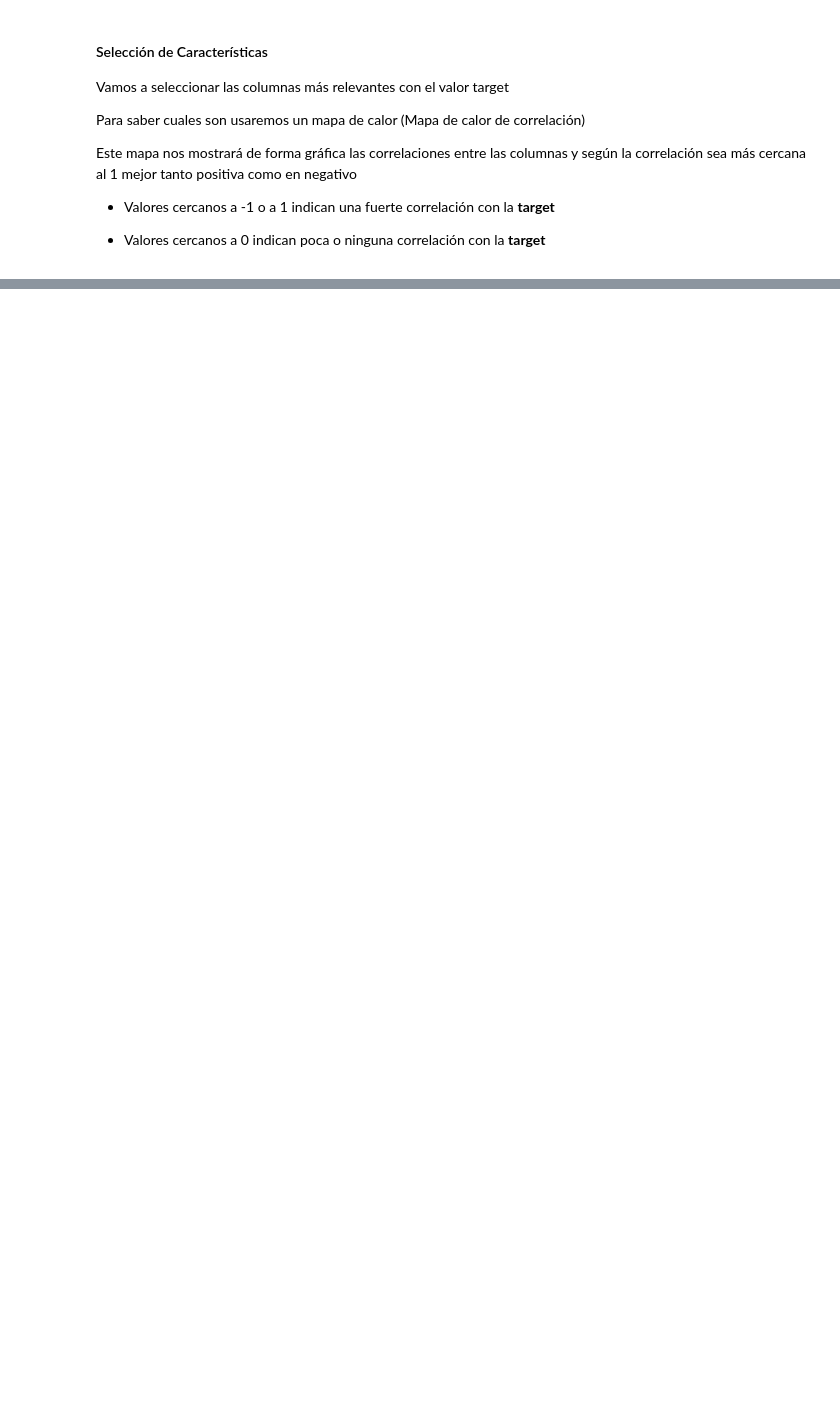
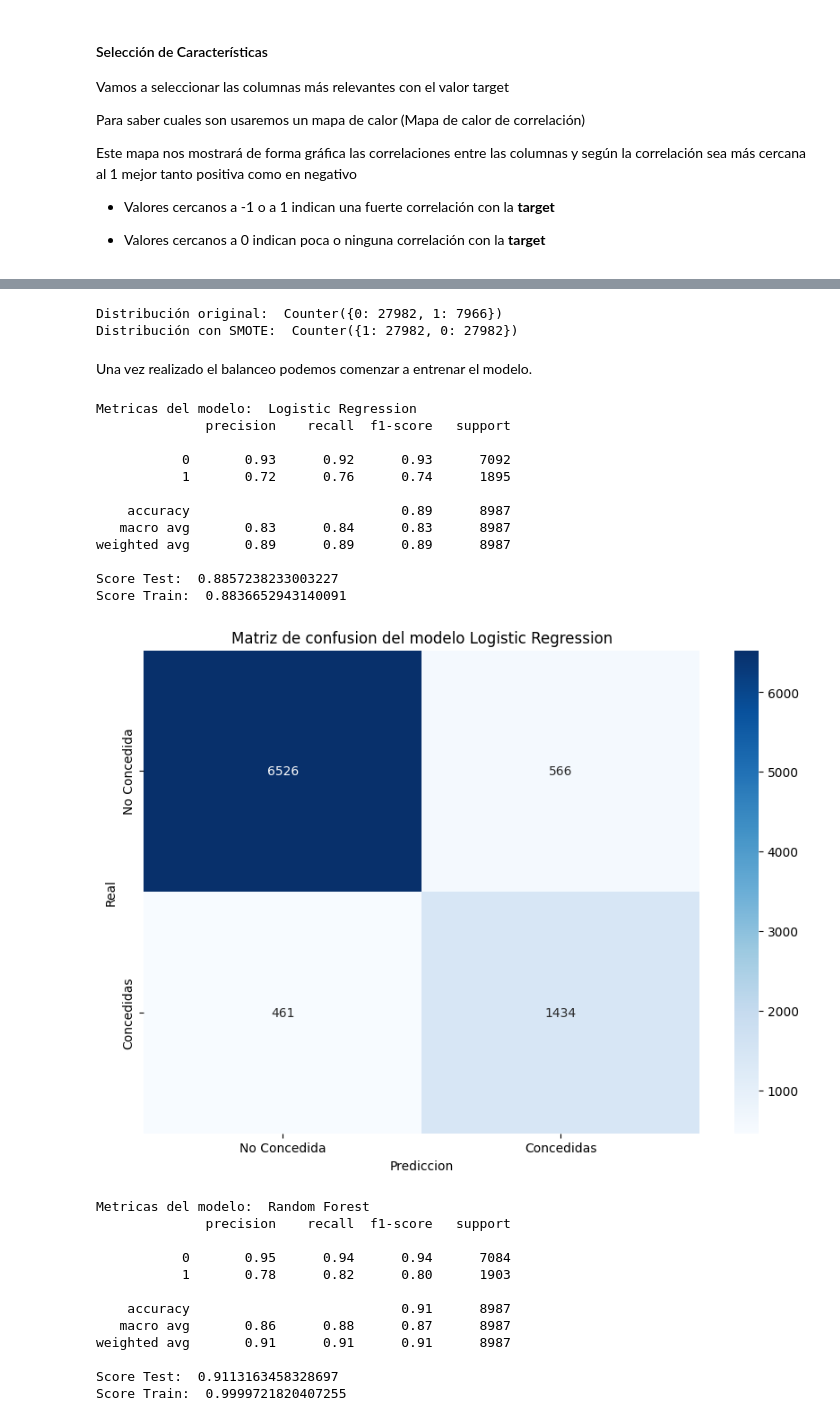
Before and after one commit to JuanMP/Machine-Learning, a Jupyter notebook: AnalisisPerfilCrediticio.ipynb, the cells around one changed output, grey strips where cells are left out. Drawn from its saved outputs; the diff is of its cells as text; code cells hidden in the pictures; blank space fills up the shorter version.

```diff
--- a/AnalisisPerfilCrediticio.ipynb
+++ b/AnalisisPerfilCrediticio.ipynb
@@ -391,8 +473,8 @@ Como este desbalanceo podría influir en el rendimiento del modelo (más en clas
 #### 📓 Técnica SMOTE para Desbalanceo
 # %%
 #Separar características (X) de variable objetivo (y)
-X = data_clean.drop('loan_status', axis=1) #Reemplaza loan_status con tu columna objetivo
-y = data_clean['loan_status']
+X = data_encoded.drop('loan_status', axis=1) #Reemplaza loan_status con tu columna objetivo
+y = data_encoded['loan_status']
 
 #Dividir datos en entrenamiento y prueba
 X_train, X_test, y_train, y_test = train_test_split(X, y, test_size=0.2, random_state=42)
@@ -404,3 +486,71 @@ X_train_smote, y_train_smote = smote.fit_resample(X_train, y_train)
 #Verificar que se ha balanceado
 print("Distribución original: ", Counter(y_train))
 print("Distribución con SMOTE: ", Counter(y_train_smote))
+# %% [output]
+Distribución original:  Counter({0: 27982, 1: 7966})
+Distribución con SMOTE:  Counter({1: 27982, 0: 27982})
+# %% [markdown]
+Una vez realizado el balanceo podemos comenzar a entrenar el modelo.
+# %%
+#Creamos una funcion que entrene un modelo de clasificacion y muestre las metricas y la matriz de confusion
+
+def train_model(model, type_model):
+    model.fit(X_train, y_train.astype(int))
+    y_pred = model.predict(X_test)
+    conf_matrix = confusion_matrix(y_pred, y_test.astype(int))
+
+    print("Metricas del modelo: ", type_model)
+    print(classification_report(y_pred, y_test.astype(int)))
+    print("Score Test: ", model.score(X_test, y_test.astype(int)))
+    print("Score Train: ", model.score(X_train, y_train.astype(int)))
+
+    plt.figure(figsize=(10, 7))
+    sns.heatmap(conf_matrix, annot=True, fmt='d', cmap='Blues', xticklabels=['No Concedida', 'Concedidas'], yticklabels=['No Concedida', 'Concedidas'])
+    plt.xlabel('Prediccion')
+    plt.ylabel('Real')
+    plt.title('Matriz de confusion del modelo ' + type_model)
+    plt.show()
+# %%
+#Separamos las columnas predictoras y la variable target
+X = data_encoded.drop(columns=[target])
+y = data_encoded[target]
+
+#Dividimos el dataset en conjunto de entrenamiento y prueba
+
+X_train, X_test, y_train, y_test = train_test_split(X, y, test_size=0.2, random_state=42)
+
+#Creamos el modelo y entrenamos
+model = LogisticRegression(random_state=42)
+train_model(model, 'Logistic Regression')
+
+model = RandomForestClassifier(class_weight='balanced', random_state=42)
+train_model(model, 'Random Forest')
+
+model = DecisionTreeClassifier(class_weight='balanced', random_state=42)
+train_model(model, 'Decision Tree')
+# %% [output]
+Metricas del modelo:  Logistic Regression
+              precision    recall  f1-score   support
+
+           0       0.93      0.92      0.93      7092
+           1       0.72      0.76      0.74      1895
+
+    accuracy                           0.89      8987
+   macro avg       0.83      0.84      0.83      8987
+weighted avg       0.89      0.89      0.89      8987
+
+Score Test:  0.8857238233003227
+Score Train:  0.8836652943140091
+[figure, added]
+Metricas del modelo:  Random Forest
+              precision    recall  f1-score   support
+
+           0       0.95      0.94      0.94      7084
+           1       0.78      0.82      0.80      1903
+
+    accuracy                           0.91      8987
+   macro avg       0.86      0.88      0.87      8987
+weighted avg       0.91      0.91      0.91      8987
+
+Score Test:  0.9113163458328697
+Score Train:  0.9999721820407255
```
Also changed, not shown: parts of 36 cells of this notebook.
